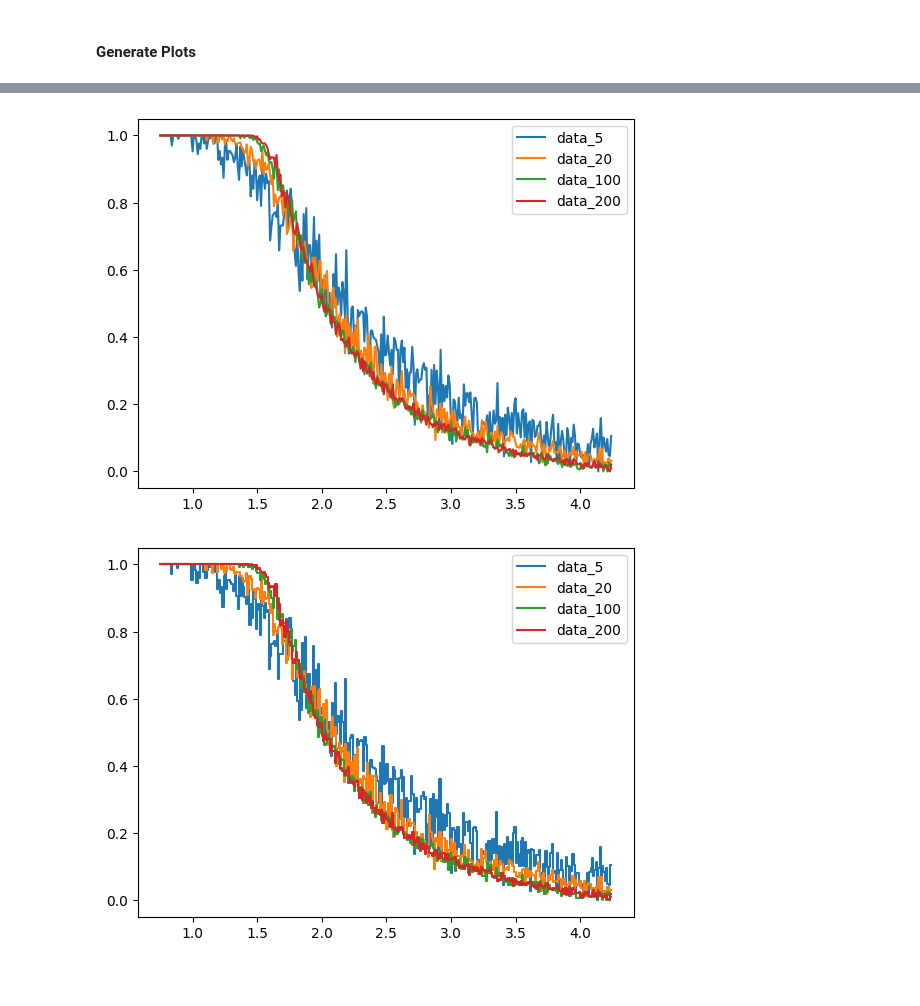
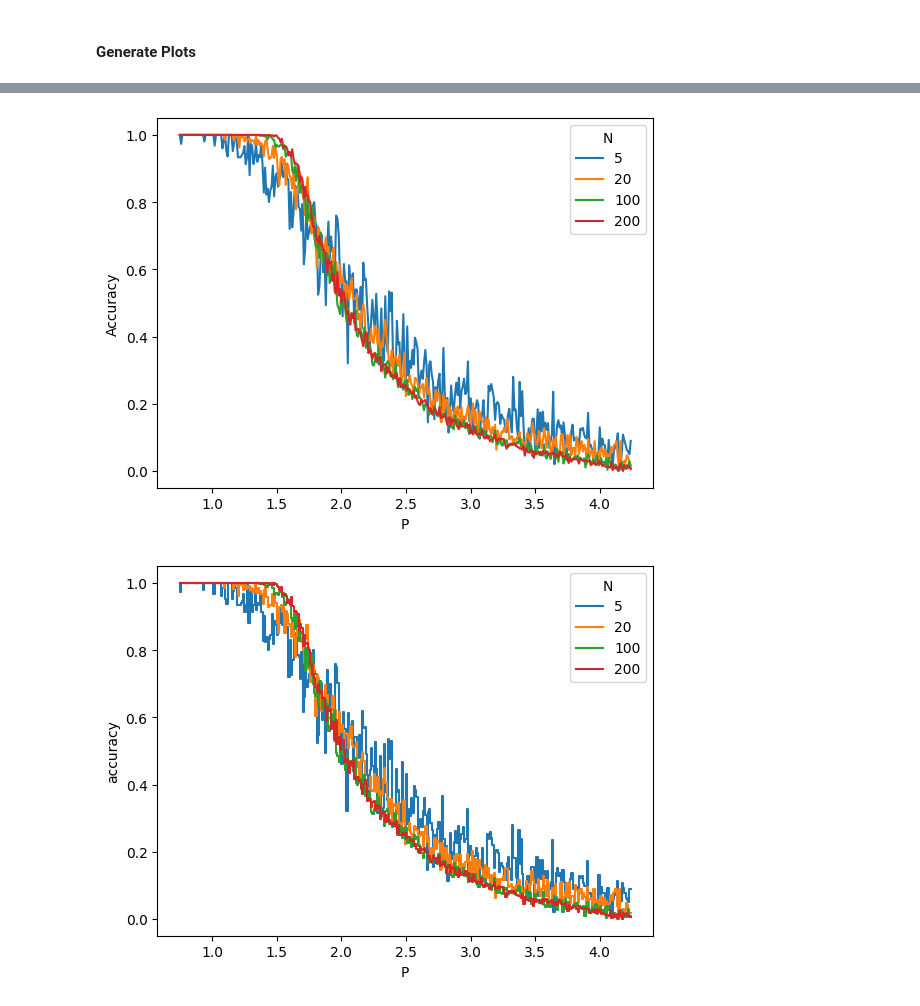
Before and after one commit to oyjuffer/NNCI-1, a Jupyter notebook: main.ipynb, the cells around one changed output, grey strips where cells are left out. Saved outputs shown, nothing was run; the diff lists cells and outputs as text; code cells hidden in the pictures; blank space fills up the shorter version.

Commit message:
added graph labels

```diff
--- a/main.ipynb
+++ b/main.ipynb
@@ -97,50 +97,56 @@ N: 200, Dataset: 49, P: 848
 # %%
 x = data_5["alpha"]
 y = data_5[0]
-mymodel = np.poly1d(np.polyfit(x, y, 3))
+mymodel = np.poly1d(np.polyfit(x, y, 4))
 myline = np.linspace(0.75, 4.25, 10)
 plt.scatter(x, y, s=0.5)
-plt.plot(myline, mymodel(myline), label = "data_5")
+plt.plot(myline, mymodel(myline), label = "5")
 
 
 x = data_20["alpha"]
 y = data_20[0]
-mymodel = np.poly1d(np.polyfit(x, y, 3))
+mymodel = np.poly1d(np.polyfit(x, y, 4))
 myline = np.linspace(0.75, 4.25, 10)
 plt.scatter(x, y, s=0.5)
-plt.plot(myline, mymodel(myline), label = "data_20")
+plt.plot(myline, mymodel(myline), label = "20")
 
 
 x = data_100["alpha"]
 y = data_100[0]
-mymodel = np.poly1d(np.polyfit(x, y, 3))
+mymodel = np.poly1d(np.polyfit(x, y, 4))
 myline = np.linspace(0.75, 4.25, 10)
 plt.scatter(x, y, s=0.5)
-plt.plot(myline, mymodel(myline), label = "data_100")
+plt.plot(myline, mymodel(myline), label = "100")
 
 x = data_200["alpha"]
 y = data_200[0]
-mymodel = np.poly1d(np.polyfit(x, y, 3))
+mymodel = np.poly1d(np.polyfit(x, y, 4))
 myline = np.linspace(0.75, 4.25, 10)
 plt.scatter(x, y, s=0.5)
-plt.plot(myline, mymodel(myline), label = "data_200")
-plt.legend(loc="upper right")
+plt.plot(myline, mymodel(myline), label = "200")
+plt.legend(loc="upper right", title="N")
+plt.xlabel('P')
+plt.ylabel('Accuracy')
 plt.show()
 
 # Simple Plots
-plt.plot(data_5["alpha"], data_5[0], label = "data_5")
-plt.plot(data_20["alpha"], data_20[0], label = "data_20")
-plt.plot(data_100["alpha"], data_100[0], label = "data_100")
-plt.plot(data_200["alpha"], data_200[0], label = "data_200")
-plt.legend(loc="upper right")
+plt.plot(data_5["alpha"], data_5[0], label = "5")
+plt.plot(data_20["alpha"], data_20[0], label = "20")
+plt.plot(data_100["alpha"], data_100[0], label = "100")
+plt.plot(data_200["alpha"], data_200[0], label = "200")
+plt.legend(loc="upper right", title="N")
+plt.xlabel('P')
+plt.ylabel('Accuracy')
 plt.show()
 
 # Step Plots
 fig, ax = plt.subplots()
-ax.step(data_5["alpha"], data_5[0], label = "data_5")
-ax.step(data_20["alpha"], data_20[0], label = "data_20")
-ax.step(data_100["alpha"], data_100[0], label = "data_100")
-ax.step(data_200["alpha"], data_200[0], label = "data_200")
-plt.legend(loc="upper right")
+ax.step(data_5["alpha"], data_5[0], label = "5")
+ax.step(data_20["alpha"], data_20[0], label = "20")
+ax.step(data_100["alpha"], data_100[0], label = "100")
+ax.step(data_200["alpha"], data_200[0], label = "200")
+plt.legend(loc="upper right", title="N")
+plt.xlabel('P')
+plt.ylabel('accuracy')
 plt.show()
 # %% [output]
@@ -148,2 +154,2 @@ plt.show()
-[figure, old version]
+[figure, new version]
-[figure, old version]
+[figure, new version]
```
Also changed, not shown: parts of 1 cell of this notebook.
